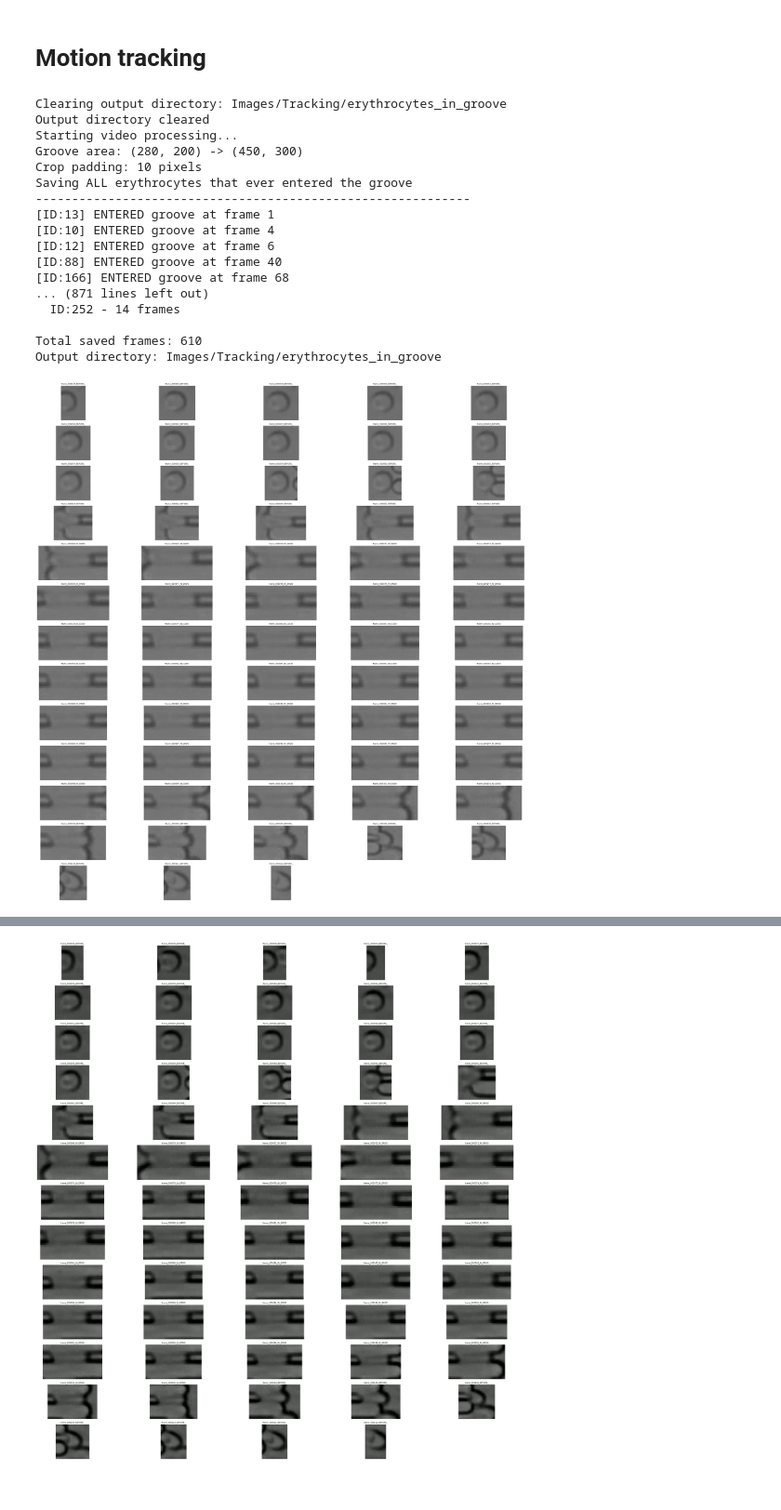
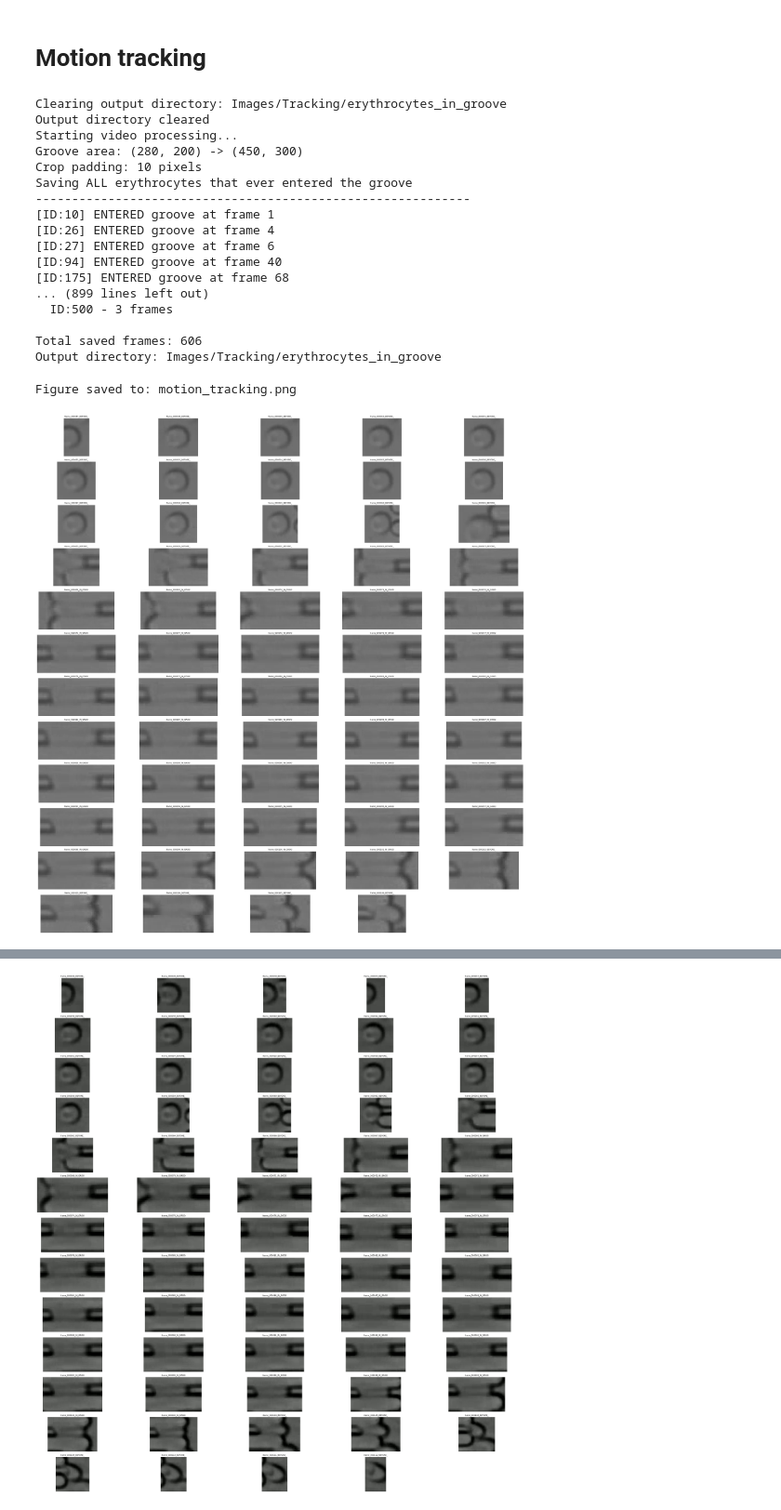
Before and after one commit to ParanormalParrot/cv-qpi, a Jupyter notebook: Erythrocyte_video_processing.ipynb, the cells around one changed output, grey strips where cells are left out. Shown at 93% size. Saved outputs shown, nothing was run; the diff lists cells and outputs as text; code cells hidden in the pictures.

```diff
--- a/Erythrocyte_video_processing.ipynb
+++ b/Erythrocyte_video_processing.ipynb
@@ -612,11 +488,11 @@ def process_erythrocytes_in_groove(
         print(f"\nSuccessfully processed! {result['entered_groove_count']} erythrocytes entered the groove.")
 # %%
 results = process_erythrocytes_in_groove(
-         background_path="Images/Tracking/background2.png",
+         background_path="Images/Tracking/background3.png",
          video_path="Videos/Video_S1_Dylan_RBC_deformability.mp4",
-         threshold=7,
+         threshold=5,
          min_area=200,
-         max_area=1000,
+         max_area=1200,
          max_distance=30,
          max_missing=3,
          groove_top_left=(280, 200),
@@ -633,22 +509,19 @@ Groove area: (280, 200) -> (450, 300)
 Crop padding: 10 pixels
 Saving ALL erythrocytes that ever entered the groove
 ------------------------------------------------------------
-[ID:13] ENTERED groove at frame 1
-[ID:10] ENTERED groove at frame 4
-[ID:12] ENTERED groove at frame 6
-[ID:88] ENTERED groove at frame 40
-[ID:166] ENTERED groove at frame 68
-... (871 lines left out)
-  ID:252 - 14 frames
+[ID:10] ENTERED groove at frame 1
+[ID:26] ENTERED groove at frame 4
+[ID:27] ENTERED groove at frame 6
+[ID:94] ENTERED groove at frame 40
+[ID:175] ENTERED groove at frame 68
+... (899 lines left out)
+  ID:500 - 3 frames
 
-Total saved frames: 610
+Total saved frames: 606
 Output directory: Images/Tracking/erythrocytes_in_groove
 # %%
-import matplotlib.pyplot as plt
-import cv2
-import os
+def show_images_from_folder(folder_path, images_per_row=5, figsize=(30, 30), save_path=None, dpi=300):
 
-def show_images_from_folder(folder_path, images_per_row=5, figsize=(30, 30)):
     images = [f for f in os.listdir(folder_path) if f.endswith('.png')]
 
     rows = (len(images) + images_per_row - 1) // images_per_row
@@ -672,11 +545,21 @@ def show_images_from_folder(folder_path, images_per_row=5, figsize=(30, 30)):
         axes[i].axis('off')
 
     plt.tight_layout()
+
+    if save_path:
+        save_dir = os.path.dirname(save_path)
+        if save_dir and not os.path.exists(save_dir):
+            os.makedirs(save_dir)
+
+        plt.savefig(save_path, dpi=dpi, bbox_inches='tight')
+        print(f"Figure saved to: {save_path}")
+
     plt.show()
 # %%
-show_images_from_folder("Images/Tracking/erythrocytes_in_groove/ID_166")
+show_images_from_folder("Images/Tracking/erythrocytes_in_groove/ID_183", save_path="motion_tracking.png", dpi=150 )
 # %% [output]
+Figure saved to: motion_tracking.png
-[figure, old version]
+[figure, new version]
 # %%
 results = process_erythrocytes_in_groove(
          background_path="Images/Tracking/enhanced_background.png",
```
Also changed, not shown: parts of 16 cells of this notebook, 5 other files.
